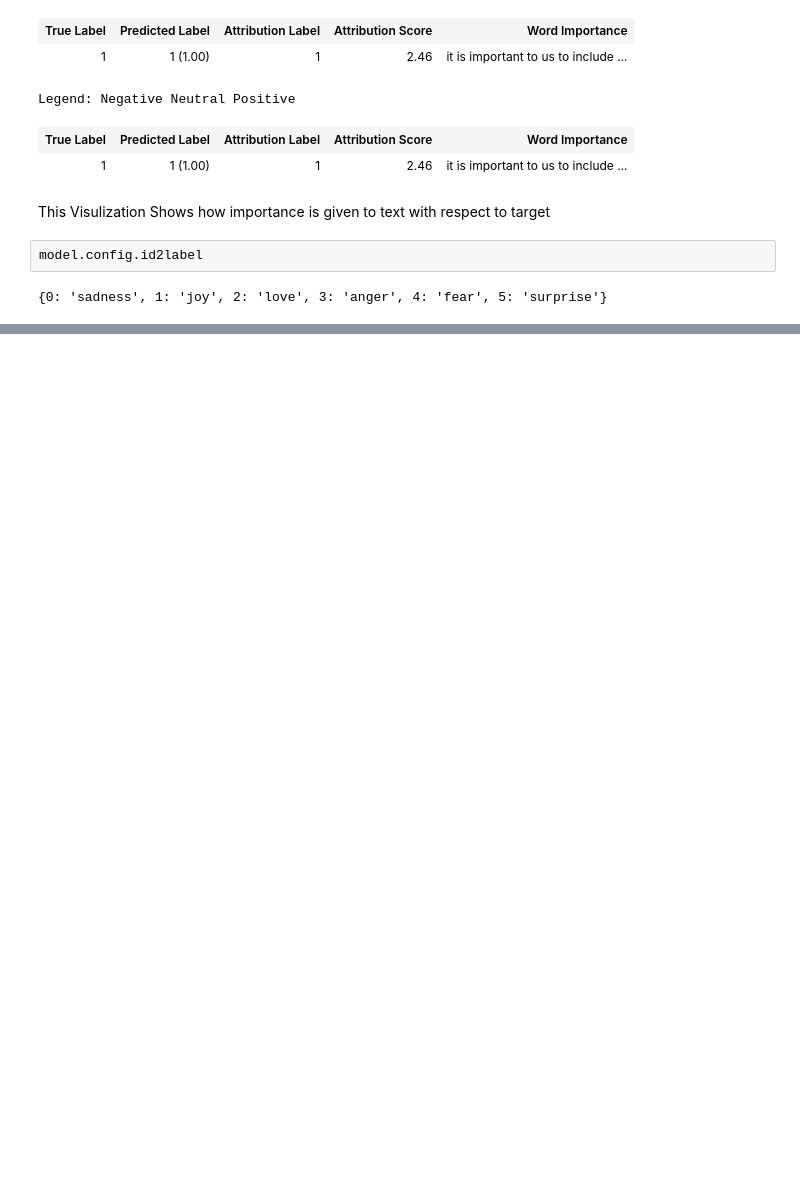
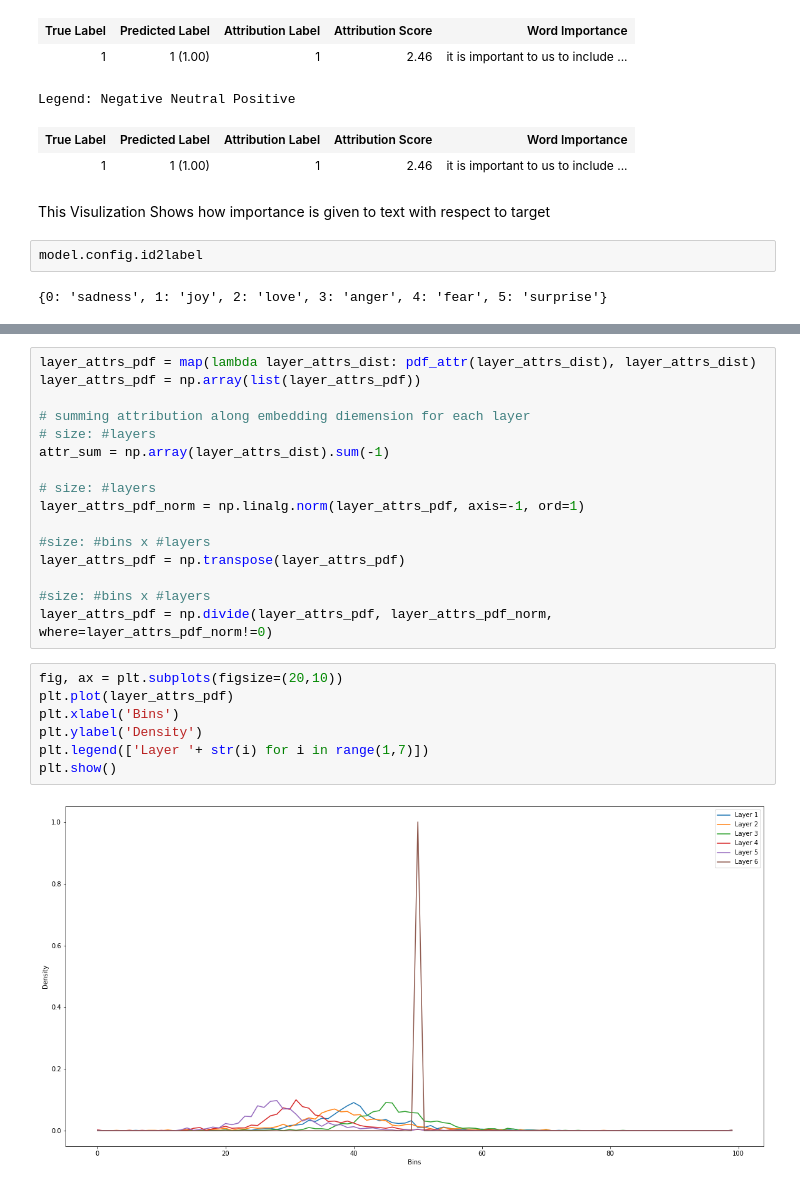
Before and after one commit to bhadreshpsavani/100daysofNLP, a Jupyter notebook: notebooks/Distilbert_Model_Interpretability_With_Captum.ipynb, the cells around one changed output, grey strips where cells are left out. Saved outputs shown, nothing was run; the diff lists cells and outputs as text; blank space fills up the shorter version.

```diff
--- a/notebooks/Distilbert_Model_Interpretability_With_Captum.ipynb
+++ b/notebooks/Distilbert_Model_Interpretability_With_Captum.ipynb
@@ -121,0 +290,25 @@ model.config.id2label
+# %%
+layer_attrs_pdf = map(lambda layer_attrs_dist: pdf_attr(layer_attrs_dist), layer_attrs_dist)
+layer_attrs_pdf = np.array(list(layer_attrs_pdf))
+
+# summing attribution along embedding diemension for each layer
+# size: #layers
+attr_sum = np.array(layer_attrs_dist).sum(-1)
+
+# size: #layers
+layer_attrs_pdf_norm = np.linalg.norm(layer_attrs_pdf, axis=-1, ord=1)
+
+#size: #bins x #layers
+layer_attrs_pdf = np.transpose(layer_attrs_pdf)
+
+#size: #bins x #layers
+layer_attrs_pdf = np.divide(layer_attrs_pdf, layer_attrs_pdf_norm, where=layer_attrs_pdf_norm!=0)
+# %%
+fig, ax = plt.subplots(figsize=(20,10))
+plt.plot(layer_attrs_pdf)
+plt.xlabel('Bins')
+plt.ylabel('Density')
+plt.legend(['Layer '+ str(i) for i in range(1,7)])
+plt.show()
+# %% [output]
+[figure, added]
```
Also changed, not shown: parts of 27 cells of this notebook.
